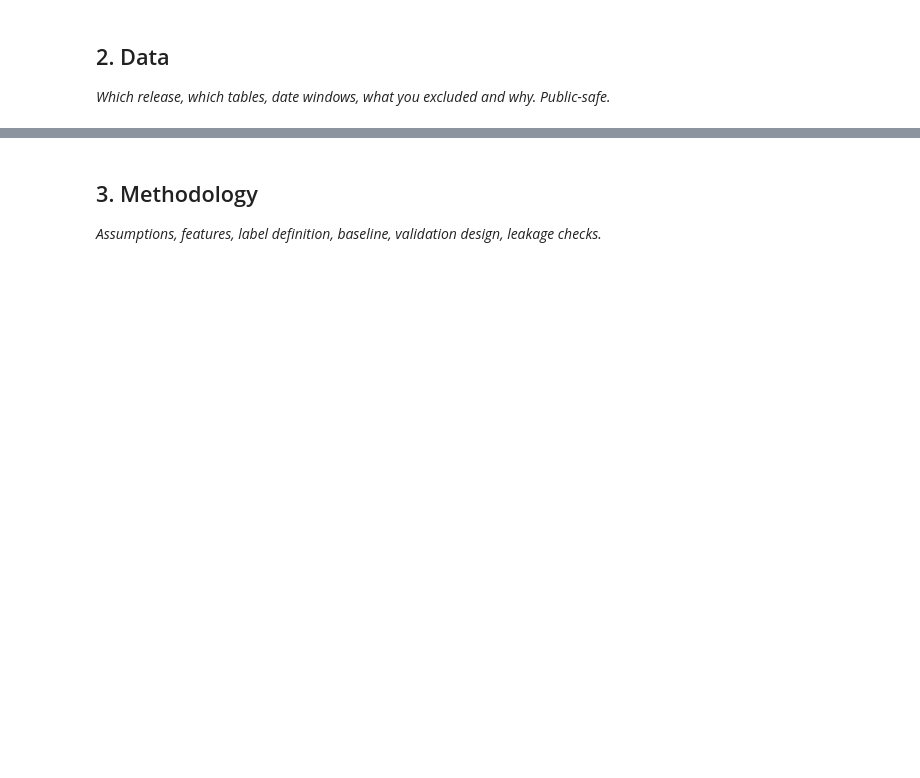
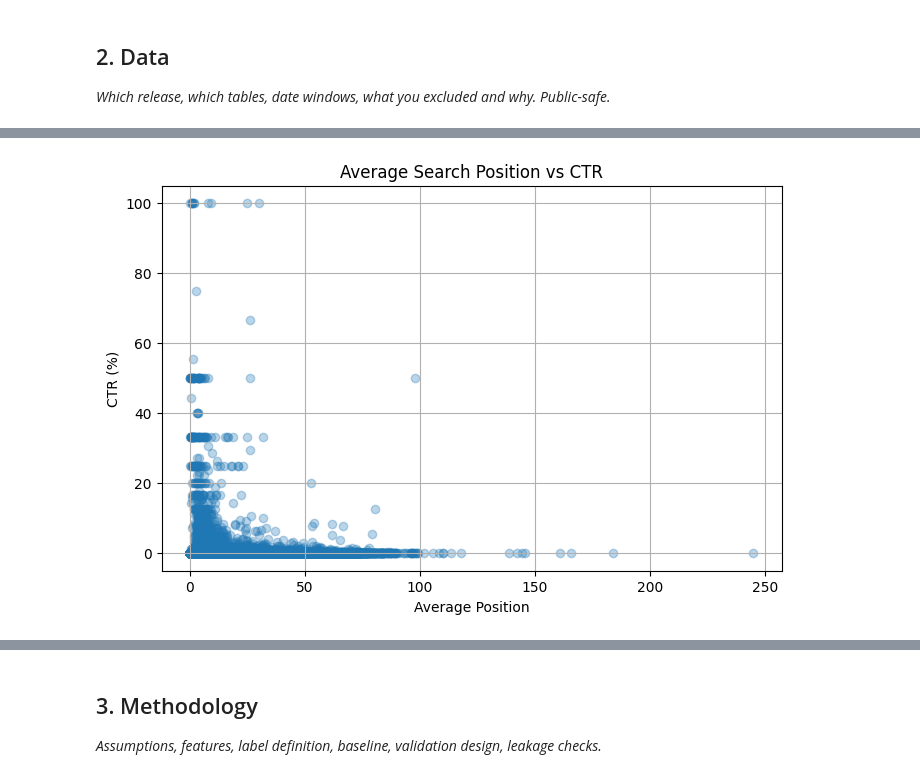
Before and after one commit to marriamfatima770-ops/flyrank-ml-internship, a Jupyter notebook: work/notebooks/capstone.ipynb, the cells around one changed output, grey strips where cells are left out. Cells and saved outputs as stored; diff of their text form; code cells hidden in the pictures; blank space fills up the shorter version.

```diff
--- a/work/notebooks/capstone.ipynb
+++ b/work/notebooks/capstone.ipynb
@@ -16,0 +39,11 @@ This skeleton is yours to fill. Work the sections **in order** — each one has
+# %%
+import pandas as pd
+
+data_path = "../../data/raw/content_refresh_anonymized.csv"
+
+df = pd.read_csv(data_path)
+
+print("Dataset shape:", df.shape)
+print("Columns:", len(df.columns))
+
+df.head()
@@ -16,0 +135,19 @@ This skeleton is yours to fill. Work the sections **in order** — each one has
+# %%
+import matplotlib.pyplot as plt
+
+plt.figure(figsize=(8, 5))
+
+plt.scatter(
+    df["avg_position"],
+    df["ctr"],
+    alpha=0.3
+)
+
+plt.xlabel("Average Position")
+plt.ylabel("CTR (%)")
+plt.title("Average Search Position vs CTR")
+plt.grid(True)
+
+plt.show()
+# %% [output]
+[figure, added]
```
Also changed, not shown: parts of 31 cells of this notebook, 1 other file.
